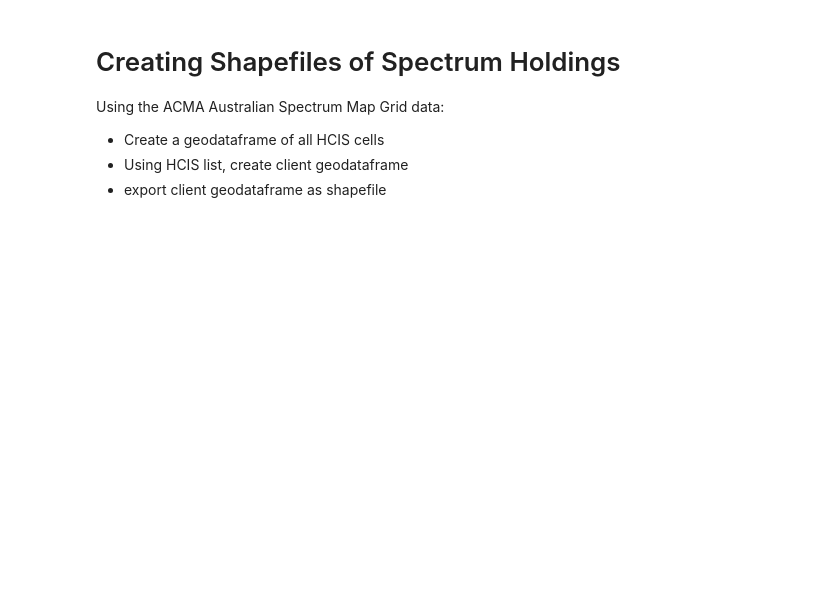
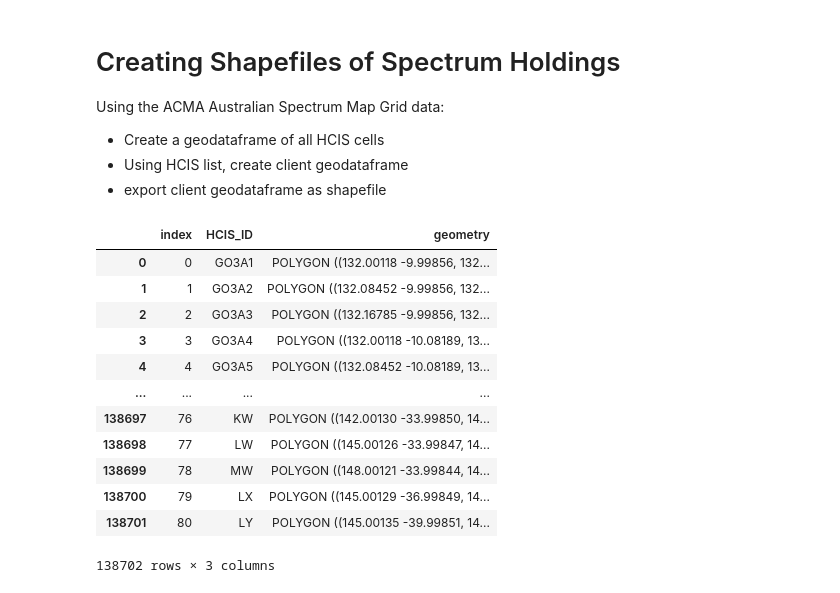
Before and after one commit to navnith-reddy/SpectrumNavigator, a Jupyter notebook: specNav.ipynb, the cells around one changed output. Saved outputs shown, nothing was run; the diff lists cells and outputs as text; code cells hidden in the pictures; blank space fills up the shorter version.

```diff
--- a/specNav.ipynb
+++ b/specNav.ipynb
@@ -224,0 +237,36 @@ import geopandas as gpd
+# %%
+import geopandas as gpd
+
+# build ASMG
+l1 = gpd.read_file("ASMG/ASMG_2012_GDA94_L1.shp")
+l1.rename(columns={'HCI_Level1':'HCIS_ID'}, inplace=True)
+l1.drop(columns=['HCI_Level2', 'HCI_Level3', 'HCI_Level4'], inplace=True)
+
+l2 = gpd.read_file("ASMG/ASMG_2012_GDA94_L2.shp")
+l2.rename(columns={'HCI_Level2':'HCIS_ID'}, inplace=True)
+l2.drop(columns=['HCI_Level3', 'HCI_Level4'], inplace=True)
+
+l3 = gpd.read_file("ASMG/ASMG_2012_GDA94_L3.shp")
+l3.rename(columns={'HCI_Level3':'HCIS_ID'}, inplace=True)
+l3.drop(columns=['HCI_Level4'], inplace=True)
+
+l4 = gpd.read_file("ASMG/ASMG_2012_GDA94_L4.shp")
+l4.rename(columns={'HCI_Level4':'HCIS_ID'}, inplace=True)
+
+asmg = pd.concat([l1, l2, l3, l4])
+asmg.reset_index(inplace=True)
+asmg
+# %% [output]
+|  | index | HCIS_ID | geometry |
+| 0 | 0 | GO3A1 | POLYGON ((132.00118 -9.99856, 132... |
+| 1 | 1 | GO3A2 | POLYGON ((132.08452 -9.99856, 132... |
+| 2 | 2 | GO3A3 | POLYGON ((132.16785 -9.99856, 132... |
+| 3 | 3 | GO3A4 | POLYGON ((132.00118 -10.08189, 13... |
+| 4 | 4 | GO3A5 | POLYGON ((132.08452 -10.08189, 13... |
+| ... | ... | ... | ... |
+| 138697 | 76 | KW | POLYGON ((142.00130 -33.99850, 14... |
+| 138698 | 77 | LW | POLYGON ((145.00126 -33.99847, 14... |
+| 138699 | 78 | MW | POLYGON ((148.00121 -33.99844, 14... |
+| 138700 | 79 | LX | POLYGON ((145.00129 -36.99849, 14... |
+| 138701 | 80 | LY | POLYGON ((145.00135 -39.99851, 14... |
+138702 rows × 3 columns
```
Also changed, not shown: parts of 5 cells of this notebook, 1 other file.
